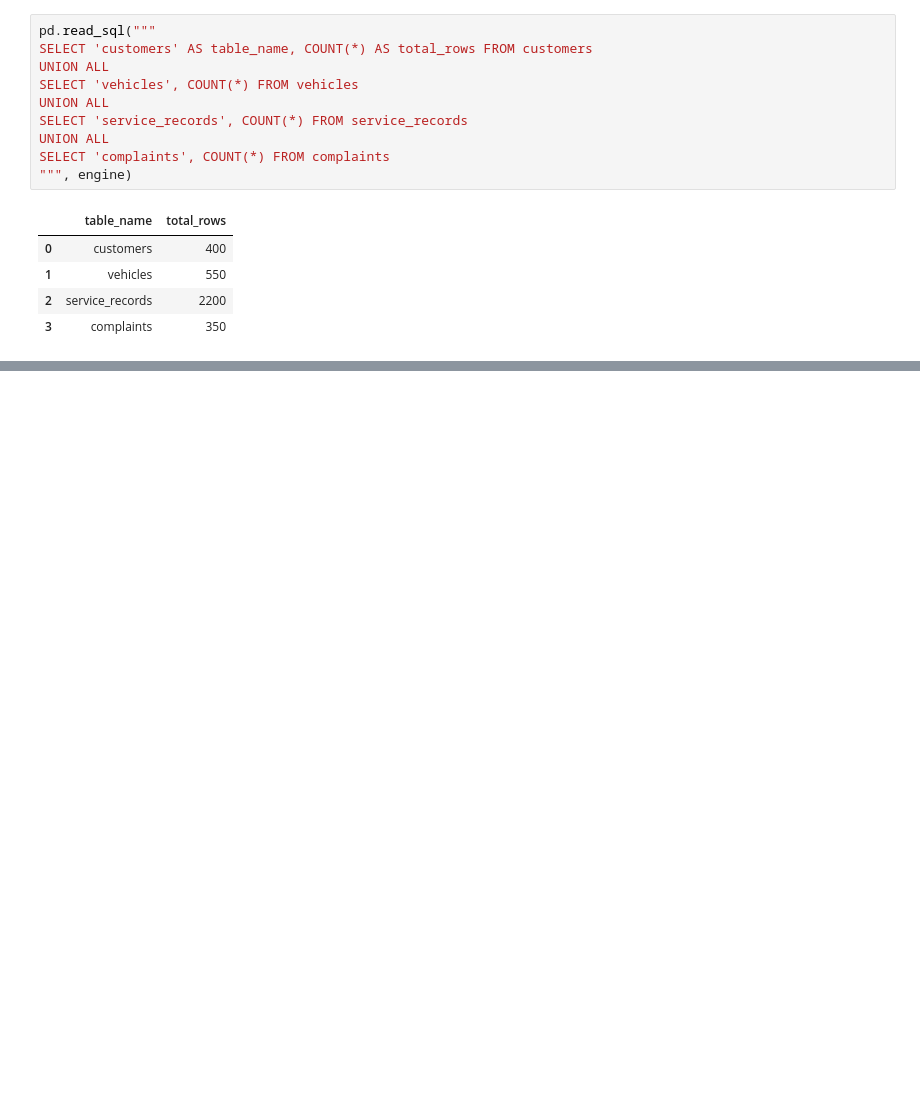
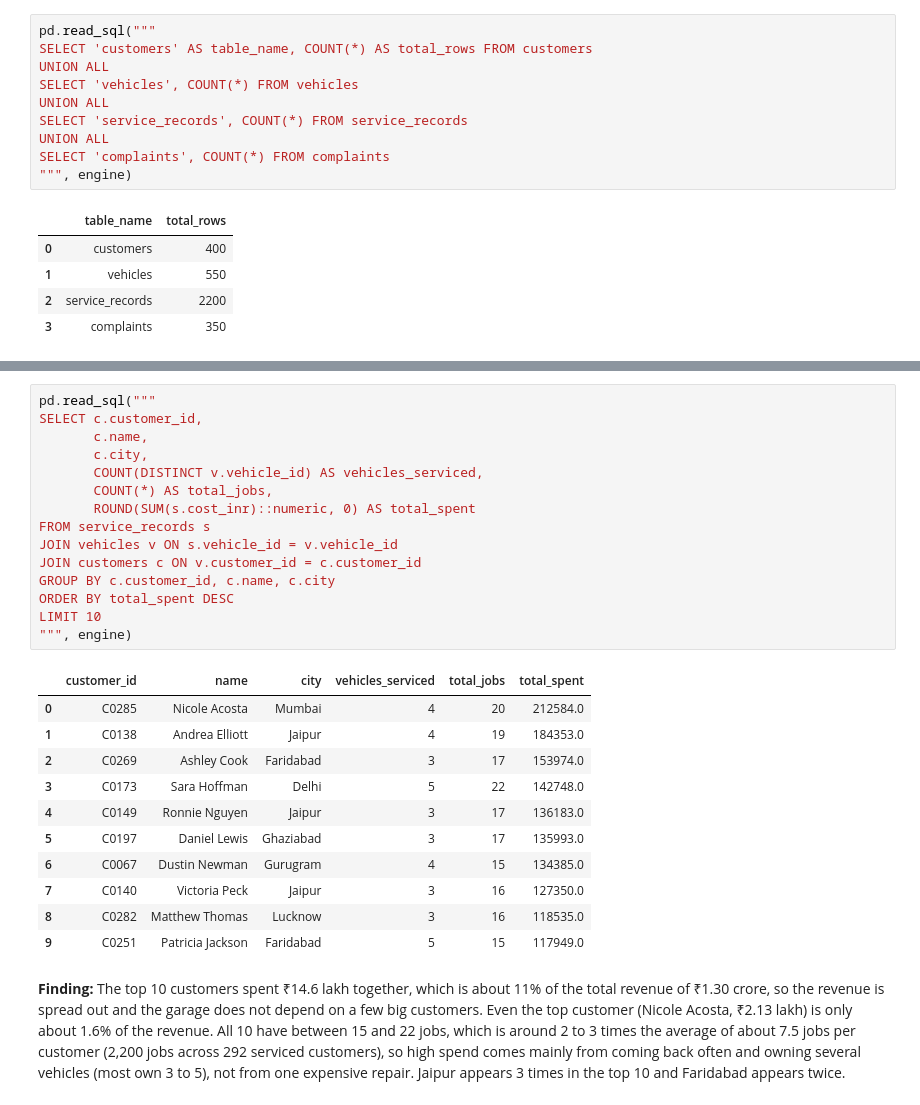
Before and after one commit to Namishkaushik/Projects, a Jupyter notebook: Project-4 Vulcan/2. sql_analysis.ipynb, the cells around one changed output, grey strips where cells are left out. Drawn from its saved outputs; the diff is of its cells as text; blank space fills up the shorter version.

```diff
--- a/Project-4 Vulcan/2. sql_analysis.ipynb
+++ b/Project-4 Vulcan/2. sql_analysis.ipynb
@@ -88,0 +211,29 @@ SELECT 'complaints', COUNT(*) FROM complaints
+# %%
+pd.read_sql("""
+SELECT c.customer_id,
+       c.name,
+       c.city,
+       COUNT(DISTINCT v.vehicle_id) AS vehicles_serviced,
+       COUNT(*) AS total_jobs,
+       ROUND(SUM(s.cost_inr)::numeric, 0) AS total_spent
+FROM service_records s
+JOIN vehicles v ON s.vehicle_id = v.vehicle_id
+JOIN customers c ON v.customer_id = c.customer_id
+GROUP BY c.customer_id, c.name, c.city
+ORDER BY total_spent DESC
+LIMIT 10
+""", engine)
+# %% [output]
+|  | customer_id | name | city | vehicles_serviced | total_jobs | total_spent |
+| 0 | C0285 | Nicole Acosta | Mumbai | 4 | 20 | 212584.0 |
+| 1 | C0138 | Andrea Elliott | Jaipur | 4 | 19 | 184353.0 |
+| 2 | C0269 | Ashley Cook | Faridabad | 3 | 17 | 153974.0 |
+| 3 | C0173 | Sara Hoffman | Delhi | 5 | 22 | 142748.0 |
+| 4 | C0149 | Ronnie Nguyen | Jaipur | 3 | 17 | 136183.0 |
+| 5 | C0197 | Daniel Lewis | Ghaziabad | 3 | 17 | 135993.0 |
+| 6 | C0067 | Dustin Newman | Gurugram | 4 | 15 | 134385.0 |
+| 7 | C0140 | Victoria Peck | Jaipur | 3 | 16 | 127350.0 |
+| 8 | C0282 | Matthew Thomas | Lucknow | 3 | 16 | 118535.0 |
+| 9 | C0251 | Patricia Jackson | Faridabad | 5 | 15 | 117949.0 |
+# %% [markdown]
+**Finding:** The top 10 customers spent ₹14.6 lakh together, which is about 11% of the total revenue of ₹1.30 crore, so the revenue is spread out and the garage does not depend on a few big customers. Even the top customer (Nicole Acosta, ₹2.13 lakh) is only about 1.6% of the revenue. All 10 have between 15 and 22 jobs, which is around 2 to 3 times the average of about 7.5 jobs per customer (2,200 jobs across 292 serviced customers), so high spend comes mainly from coming back often and owning several vehicles (most own 3 to 5), not from one expensive repair. Jaipur appears 3 times in the top 10 and Faridabad appears twice.
```
Also changed, not shown: parts of 35 cells of this notebook, 1 other file.
